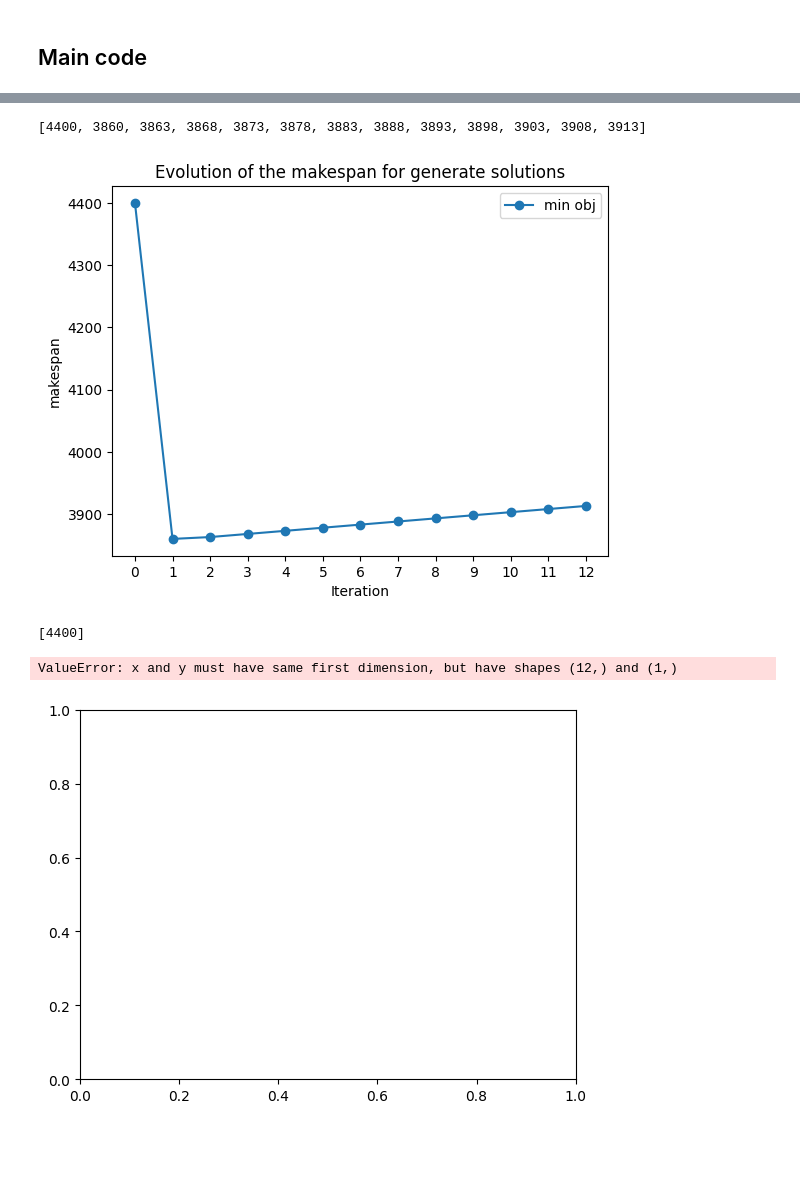
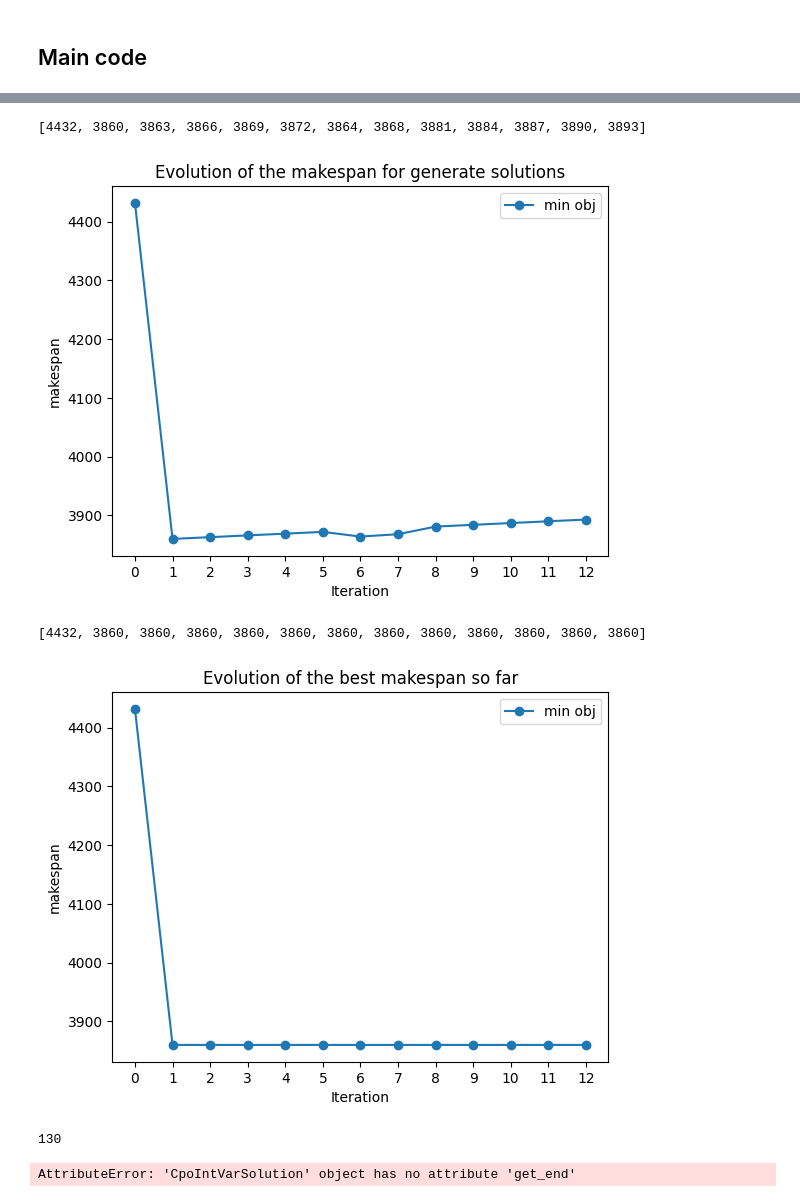
Before and after one commit to BryanBradfo/laas-mission, a Jupyter notebook: neural_network/Neural_Network.ipynb, the cells around one changed output, grey strips where cells are left out. Saved outputs shown, nothing was run; the diff lists cells and outputs as text; code cells hidden in the pictures; blank space fills up the shorter version.

```diff
--- a/neural_network/Neural_Network.ipynb
+++ b/neural_network/Neural_Network.ipynb
@@ -148,7 +148,7 @@ list layers :  [[<docplex.cp.solution.CpoSolveResult object at 0x...>, <docplex.
 # %%
-####################################################################
-#### NOUVELLES SOLUTIONS ET NOUVEAUX CLUSTERING A CHAQUE ITERATION
-####################################################################
+##############################################################################
+#### NOUVELLES SOLUTIONS ET NOUVEAUX RESEAUX DE NEURONES A CHAQUE ITERATION  #
+##############################################################################
 
 ###  -------------- Iteration of the solver with the preferences
 it = 1
@@ -286,8 +286,8 @@ while criterion :
 
     sol_layers = fm.list_list_list_start_of_tasks(n, m, list_layers)
 
-    # list_min_obj_global.append(min(list_obj))
-    # print("Objective function global :", list_min_obj_global)
+    list_min_obj_global.append(min(list_obj))
+    print("Objective function global :", list_min_obj_global)
 
     # Vector of the start time of each task of each preference
     starts = user.start_pref(n, m, display_start)
@@ -333,23 +333,22 @@ plt.xticks(range(it))
 plt.legend()
 plt.show()
 # %% [output]
-[4400, 3860, 3863, 3868, 3873, 3878, 3883, 3888, 3893, 3898, 3903, 3908, 3913]
+[4432, 3860, 3863, 3866, 3869, 3872, 3864, 3868, 3881, 3884, 3887, 3890, 3893]
-[figure, old version]
+[figure, new version]
 # %%
 # Plot du minimum de l'objectif parmis les solutions générées so far
 
 print(list_min_obj_global)
-plt.plot([i for i in range(it-1)], list_min_obj_global, label='min obj', marker='o')
+plt.plot([i for i in range(it)], list_min_obj_global, label='min obj', marker='o')
 plt.xlabel("Iteration")
 plt.ylabel("makespan")
 plt.title("Evolution of the best makespan so far")
 plt.xticks(range(it))
 plt.legend()
 plt.show()
 # %% [output]
-[4400]
+[4432, 3860, 3860, 3860, 3860, 3860, 3860, 3860, 3860, 3860, 3860, 3860, 3860]
-ValueError: x and y must have same first dimension, but have shapes (12,) and (1,)
-[figure, old version]
+[figure, new version]
 # %%
 pref = user.getPreferences()
 print(len(pref))
@@ -389,3 +388,6 @@ for sol in pref:
     print("Makespan of the solution n°" + str(n_sol) + " : " + str(mkspan))
     print("Regularity of the solution n°" + str(n_sol) + " : " + str(user.objectiveFunctionRegularity(sol, n, m)))
     print("Objective function of the solution n°" + str(n_sol) + " : " + str(user.objectiveFunction(sol)+user.objectiveFunctionRegularity(sol, n, m)))
+# %% [output]
+130
+AttributeError: 'CpoIntVarSolution' object has no attribute 'get_end'
```
Also changed, not shown: parts of 2 cells of this notebook, 1 other file.
